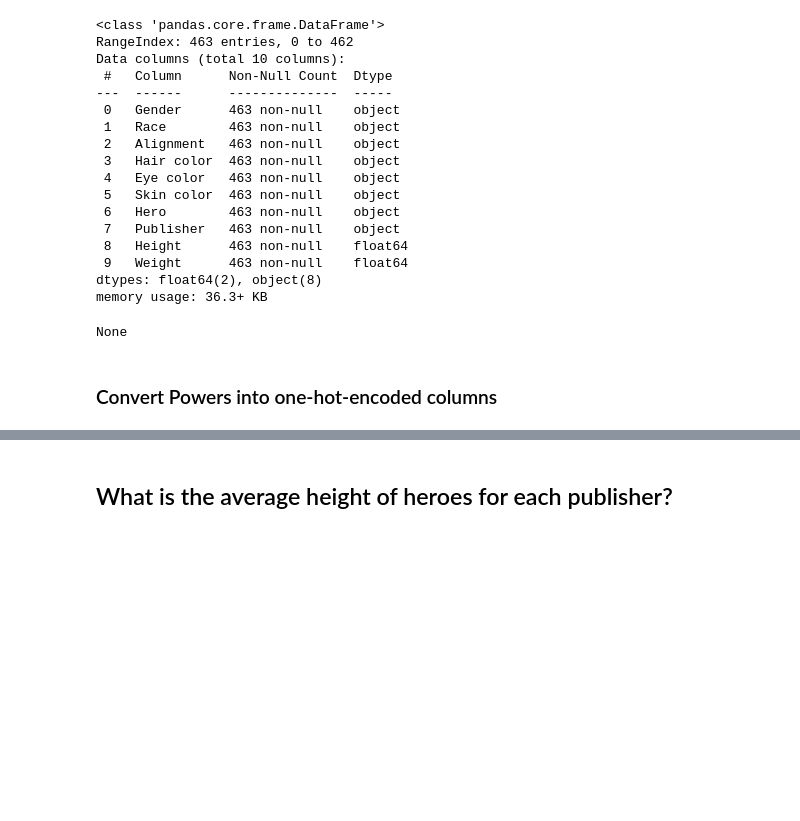
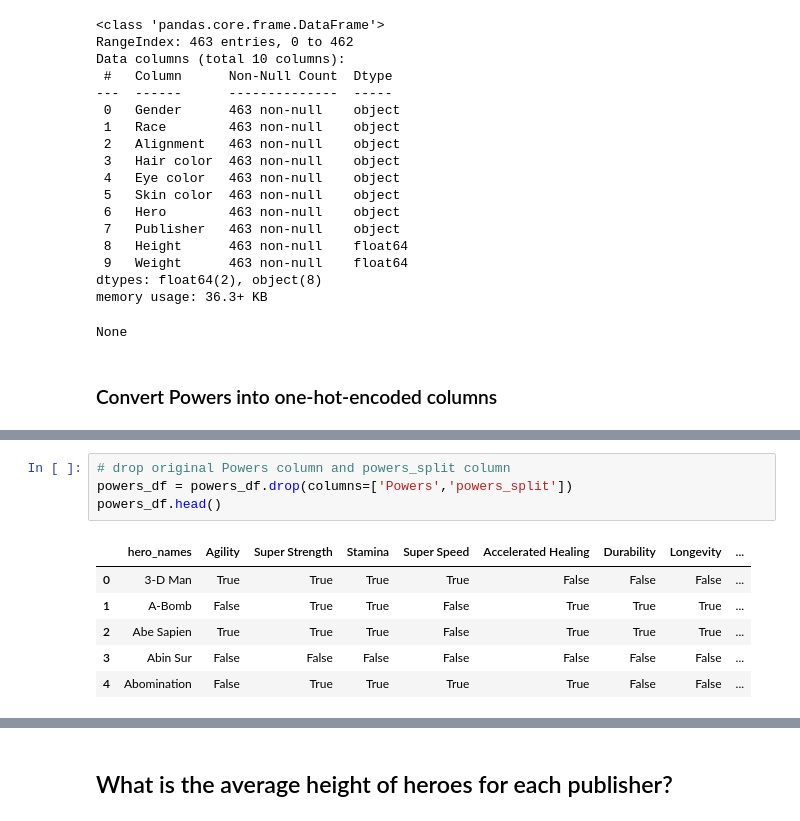
Before and after one commit to andreacohen7/Superhero, a Jupyter notebook: Superheroes.ipynb, the cells around one changed output, grey strips where cells are left out. Drawn from its saved outputs; the diff is of its cells as text; blank space fills up the shorter version.

```diff
--- a/Superheroes.ipynb
+++ b/Superheroes.ipynb
@@ -175,0 +241,11 @@ None
+# %%
+# drop original Powers column and powers_split column
+powers_df = powers_df.drop(columns=['Powers','powers_split'])
+powers_df.head()
+# %% [output]
+|  | hero_names | Agility | Super Strength | Stamina | Super Speed | Accelerated Healing | Durability | Longevity | ... |
+| 0 | 3-D Man | True | True | True | True | False | False | False | ... |
+| 1 | A-Bomb | False | True | True | False | True | True | True | ... |
+| 2 | Abe Sapien | True | True | True | False | True | True | True | ... |
+| 3 | Abin Sur | False | False | False | False | False | False | False | ... |
+| 4 | Abomination | False | True | True | True | True | False | False | ... |
```
Also changed, not shown: parts of 13 cells of this notebook.
